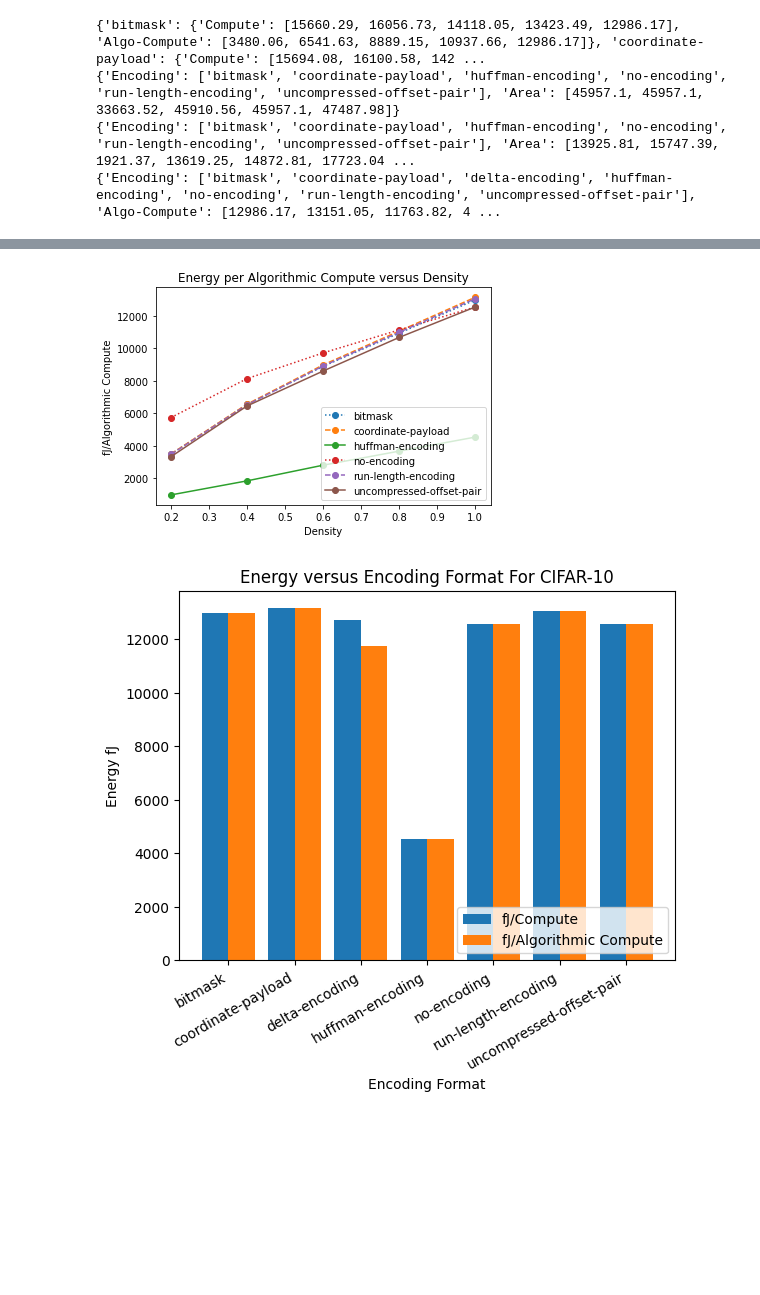
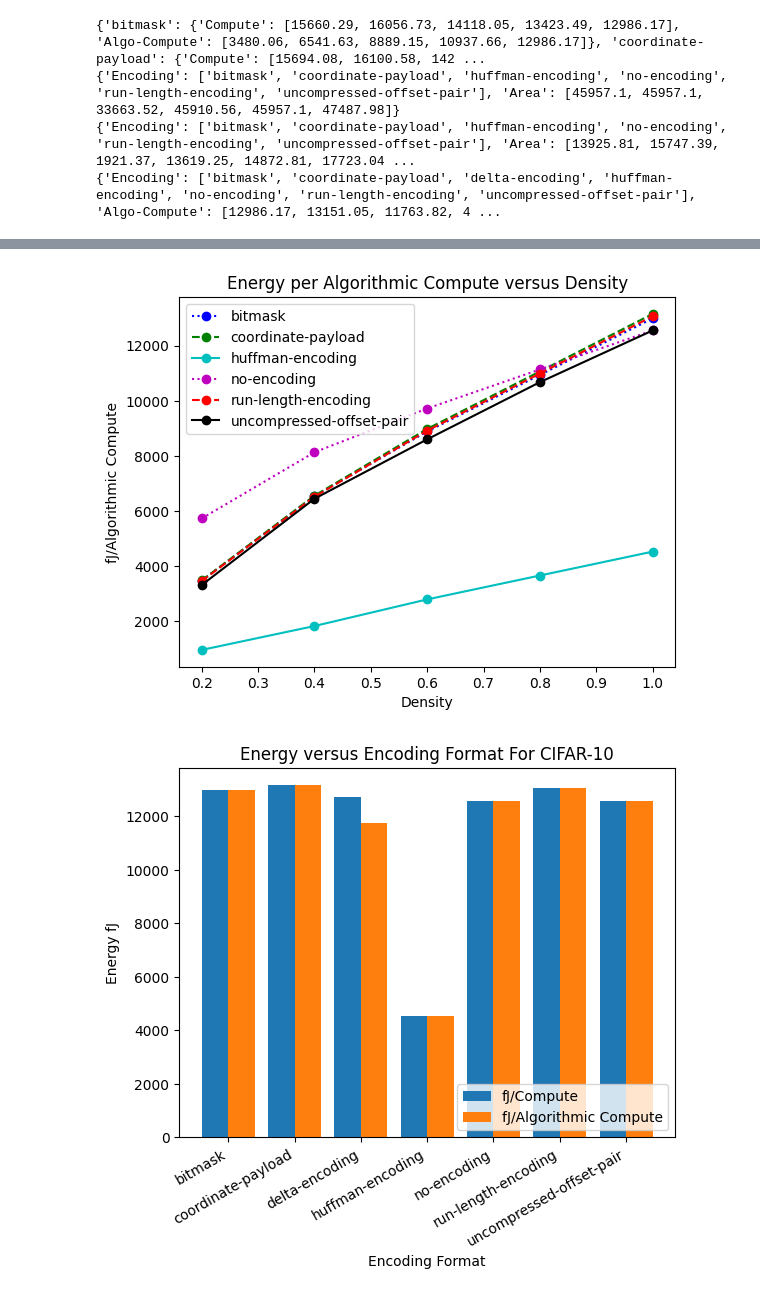
Before and after one commit to alkeirn/SparseNewEncoding, a Jupyter notebook: workspace/final-project/data_analysis/eval_data/eval_analysis.ipynb, the cells around one changed output, grey strips where cells are left out. Saved outputs shown, nothing was run; the diff lists cells and outputs as text; code cells hidden in the pictures; blank space fills up the shorter version.

Commit message:
Color changes

```diff
--- a/workspace/final-project/data_analysis/eval_data/eval_analysis.ipynb
+++ b/workspace/final-project/data_analysis/eval_data/eval_analysis.ipynb
@@ -145,19 +145,22 @@ plt.show()
 # %%
 density = [0.2, 0.4, 0.6, 0.8, 1.0]
 ls = [':', '--', '-', '-.']
+color = ['b', 'g', 'c', 'm', 'r', 'k']
 i = 0
+j = 0
 for encoding in energy.keys():
     if "10" not in encoding:
-        plt.plot(density, energy[encoding]['Algo-Compute'],'o-' ,label = encoding, ls=ls[i])
+        plt.plot(density, energy[encoding]['Algo-Compute'],'o-' ,label = encoding, ls=ls[i], color=color[j])
         i = (i+1) % 3
+        j = (j+1) % 6
 
 plt.xlabel("Density")
 plt.ylabel("fJ/Algorithmic Compute")
 plt.title("Energy per Algorithmic Compute versus Density")
 plt.legend()
 plt.show()
 # %% [output]
-[figure, old version]
+[figure, new version]
 # %%
 X_axis = np.arange(len(cifar_10['Encoding']))
 
```
Also changed, not shown: parts of 2 cells of this notebook.
